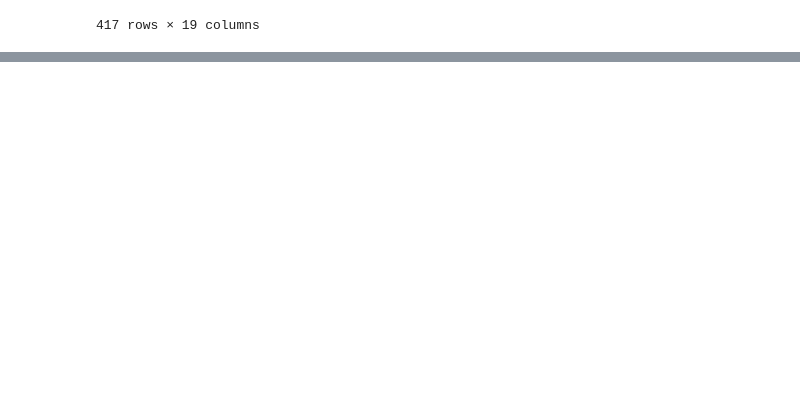
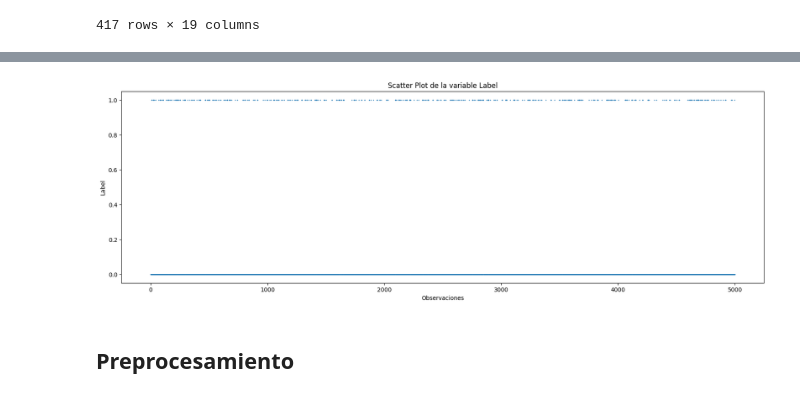
Before and after one commit to albertofalco/ENAP, a Jupyter notebook: 2025_01/main/main.ipynb, the cells around one changed output, grey strips where cells are left out. Cells and saved outputs as stored; diff of their text form; code cells hidden in the pictures; blank space fills up the shorter version.

```diff
--- a/2025_01/main/main.ipynb
+++ b/2025_01/main/main.ipynb
@@ -63,3 +63,18 @@ df.dtypes
 | Account Balance After Transaction | float64 |
 | Label | int64 |
 dtype: object
+# %%
+# Scatter plot para verificar la distribución de frecuencias de la variable Label dentro del dataset.
+# El eje X lo constituye cada uno de los 5000 registros.
+# El eje Y adquiere valores 0 o 1 dependiendo del atributo "Label".
+
+plt.figure(figsize=(20, 6))  # Modifica el tamaño de la figura.
+plt.scatter(range(len(df)), df['Label'], s=0.5)  # "s" controla el tamaño de los marcadores o puntos.
+plt.xlabel('Observaciones')
+plt.ylabel('Label')
+plt.title('Scatter Plot de la variable Label')
+plt.show()
+# %% [output]
+[figure, added]
+# %% [markdown]
+## Preprocesamiento
```
Also changed, not shown: parts of 20 cells of this notebook.
